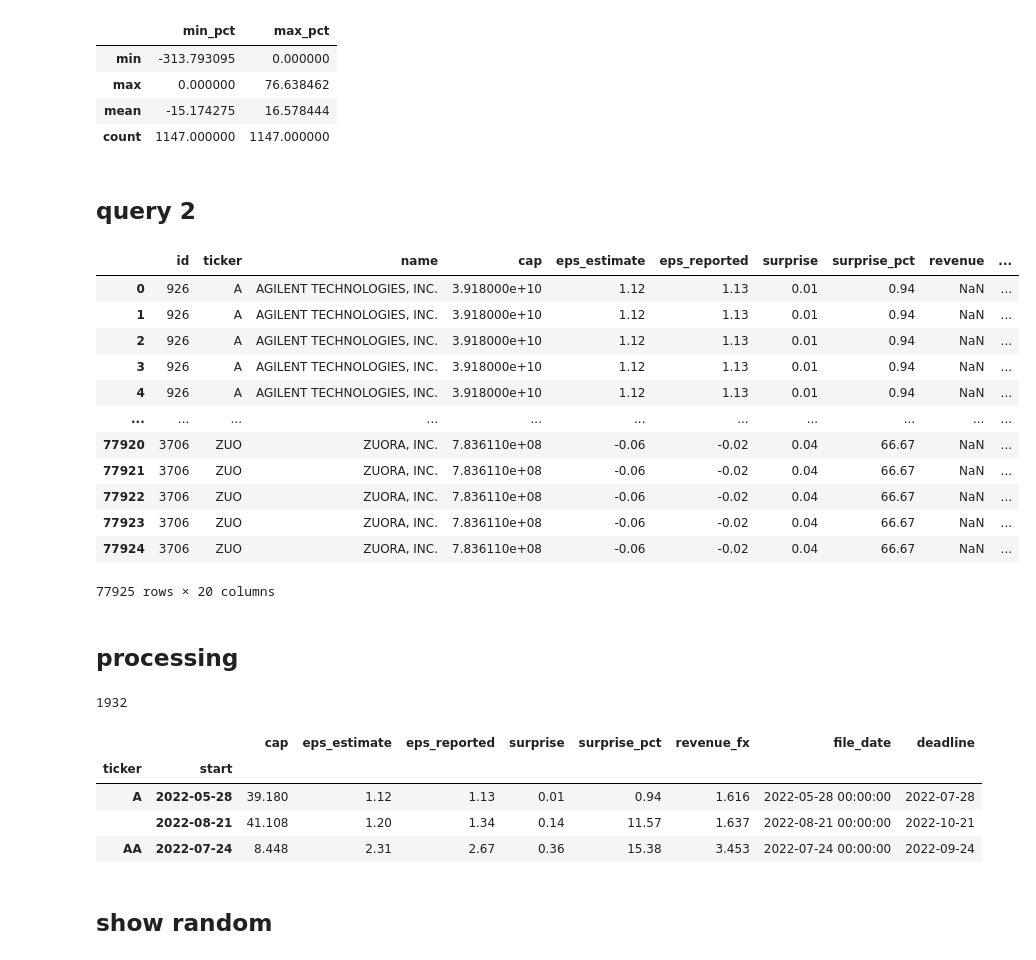
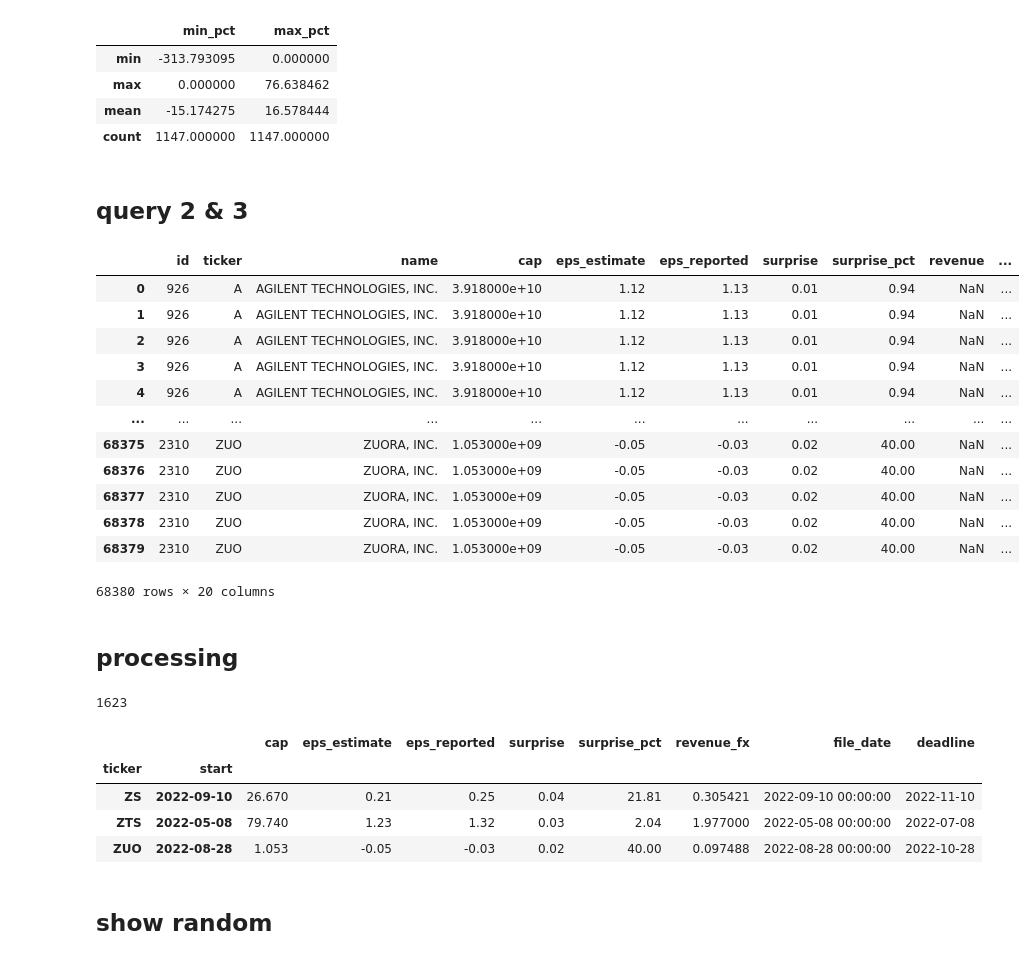
Before and after one commit to kulasinski/multitrader, a Jupyter notebook: db_idea_tester.ipynb, the cells around one changed output. Saved outputs shown, nothing was run; the diff lists cells and outputs as text; code cells hidden in the pictures.

```diff
--- a/db_idea_tester.ipynb
+++ b/db_idea_tester.ipynb
@@ -110,7 +110,7 @@ out[['min_pct','max_pct']].agg(['min','max','mean','count'])
 | mean | -15.174275 | 16.578444 |
 | count | 1147.000000 | 1147.000000 |
 # %% [markdown]
-## query 2
+## query 2 & 3
 # %%
 q = """
     with comp as (
@@ -119,6 +119,7 @@ q = """
         date(file_date, '+2 months') as deadline
         from earnings
         where surprise_pct > 0.0
+          and deadline<'2023-01-10'
     ), combo as (
         select
             comp.*,
@@ -129,36 +130,36 @@ q = """
         from comp
         left join history h
         on h.ticker=comp.ticker
 
         where trade_date>start
         and trade_date<deadline
     ), start_prices as (
         select ticker, file_date, close from combo
         where trade_day=1
     )
     select
         combo.*,
         start_prices.close as start_close,
         1.0-combo.close/start_prices.close as close_pct
     from combo
     left join start_prices
       on start_prices.ticker=combo.ticker
       and start_prices.file_date=combo.file_date
 """
 
 out=pd.read_sql_query(q, conn)
 out
 # %% [output]
 |  | id | ticker | name | cap | eps_estimate | eps_reported | surprise | surprise_pct | revenue | ... |
 | 0 | 926 | A | AGILENT TECHNOLOGIES, INC. | 3.918000e+10 | 1.12 | 1.13 | 0.01 | 0.94 | NaN | ... |
 | 1 | 926 | A | AGILENT TECHNOLOGIES, INC. | 3.918000e+10 | 1.12 | 1.13 | 0.01 | 0.94 | NaN | ... |
 | 2 | 926 | A | AGILENT TECHNOLOGIES, INC. | 3.918000e+10 | 1.12 | 1.13 | 0.01 | 0.94 | NaN | ... |
 | 3 | 926 | A | AGILENT TECHNOLOGIES, INC. | 3.918000e+10 | 1.12 | 1.13 | 0.01 | 0.94 | NaN | ... |
 | 4 | 926 | A | AGILENT TECHNOLOGIES, INC. | 3.918000e+10 | 1.12 | 1.13 | 0.01 | 0.94 | NaN | ... |
 | ... | ... | ... | ... | ... | ... | ... | ... | ... | ... | ... |
-| 77920 | 3706 | ZUO | ZUORA, INC. | 7.836110e+08 | -0.06 | -0.02 | 0.04 | 66.67 | NaN | ... |
-| 77921 | 3706 | ZUO | ZUORA, INC. | 7.836110e+08 | -0.06 | -0.02 | 0.04 | 66.67 | NaN | ... |
-| 77922 | 3706 | ZUO | ZUORA, INC. | 7.836110e+08 | -0.06 | -0.02 | 0.04 | 66.67 | NaN | ... |
-| 77923 | 3706 | ZUO | ZUORA, INC. | 7.836110e+08 | -0.06 | -0.02 | 0.04 | 66.67 | NaN | ... |
-| 77924 | 3706 | ZUO | ZUORA, INC. | 7.836110e+08 | -0.06 | -0.02 | 0.04 | 66.67 | NaN | ... |
+| 68375 | 2310 | ZUO | ZUORA, INC. | 1.053000e+09 | -0.05 | -0.03 | 0.02 | 40.00 | NaN | ... |
+| 68376 | 2310 | ZUO | ZUORA, INC. | 1.053000e+09 | -0.05 | -0.03 | 0.02 | 40.00 | NaN | ... |
+| 68377 | 2310 | ZUO | ZUORA, INC. | 1.053000e+09 | -0.05 | -0.03 | 0.02 | 40.00 | NaN | ... |
+| 68378 | 2310 | ZUO | ZUORA, INC. | 1.053000e+09 | -0.05 | -0.03 | 0.02 | 40.00 | NaN | ... |
+| 68379 | 2310 | ZUO | ZUORA, INC. | 1.053000e+09 | -0.05 | -0.03 | 0.02 | 40.00 | NaN | ... |
-77925 rows × 20 columns
+68380 rows × 20 columns
@@ -185,7 +198,7 @@ out.sort_index(inplace=True)
 ticker_start = out.index.unique().to_list()
 print(len(ticker_start))
 # %% [output]
-1932
+1623
 # %%
 def plot_anything(out: pd.DataFrame, ticker: str, start: str, col: str=None, x: str='trade_date', title: str='') -> None:
     """
@@ -203,13 +216,13 @@ def plot_anything(out: pd.DataFrame, ticker: str, start: str, col: str=None, x:
 # plot_anything(out, *ticker_start[0], col='close_pct')
 # %%
 stationary = out[out.trade_day==1][['cap', 'eps_estimate', 'eps_reported', 'surprise', 'surprise_pct','revenue_fx', 'file_date', 'deadline']]
-stationary.head(3)
+stationary.tail(3)
 # %% [output]
 |  |  | cap | eps_estimate | eps_reported | surprise | surprise_pct | revenue_fx | file_date | deadline |
 | ticker | start |  |  |  |  |  |  |  |  |
-| A | 2022-05-28 | 39.180 | 1.12 | 1.13 | 0.01 | 0.94 | 1.616 | 2022-05-28 00:00:00 | 2022-07-28 |
-|  | 2022-08-21 | 41.108 | 1.20 | 1.34 | 0.14 | 11.57 | 1.637 | 2022-08-21 00:00:00 | 2022-10-21 |
-| AA | 2022-07-24 | 8.448 | 2.31 | 2.67 | 0.36 | 15.38 | 3.453 | 2022-07-24 00:00:00 | 2022-09-24 |
+| ZS | 2022-09-10 | 26.670 | 0.21 | 0.25 | 0.04 | 21.81 | 0.305421 | 2022-09-10 00:00:00 | 2022-11-10 |
+| ZTS | 2022-05-08 | 79.740 | 1.23 | 1.32 | 0.03 | 2.04 | 1.977000 | 2022-05-08 00:00:00 | 2022-07-08 |
+| ZUO | 2022-08-28 | 1.053 | -0.05 | -0.03 | 0.02 | 40.00 | 0.097488 | 2022-08-28 00:00:00 | 2022-10-28 |
 # %% [markdown]
 ## show random
 # %%
```
Also changed, not shown: parts of 8 cells of this notebook.
